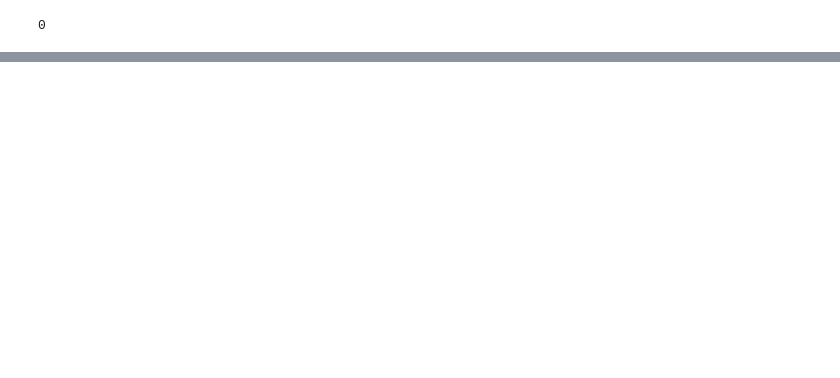
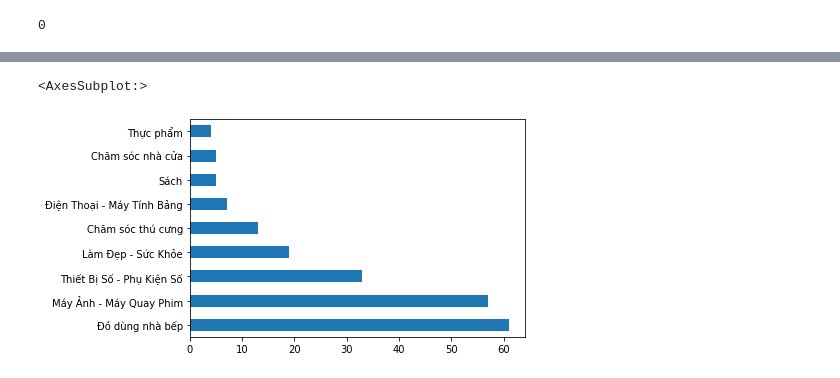
Before and after one commit to phanthetue2309/Data-Science-School-Learn, a Jupyter notebook: 25_04_2021_Final_Exam/Final_Exam.ipynb, the cells around one changed output, grey strips where cells are left out. Cells and saved outputs as stored; diff of their text form; code cells hidden in the pictures; blank space fills up the shorter version.

```diff
--- a/25_04_2021_Final_Exam/Final_Exam.ipynb
+++ b/25_04_2021_Final_Exam/Final_Exam.ipynb
@@ -113,0 +87,6 @@ for i in range (7):
+# %%
+data_1trieu = data.loc[ (500000 < data['List-Price']) & ( data['List-Price'] <= 1000000 )]
+data_1trieu['Category'].value_counts().plot(kind = 'barh')
+# %% [output]
+<AxesSubplot:>
+[figure, added]
```
Also changed, not shown: parts of 21 cells of this notebook.
